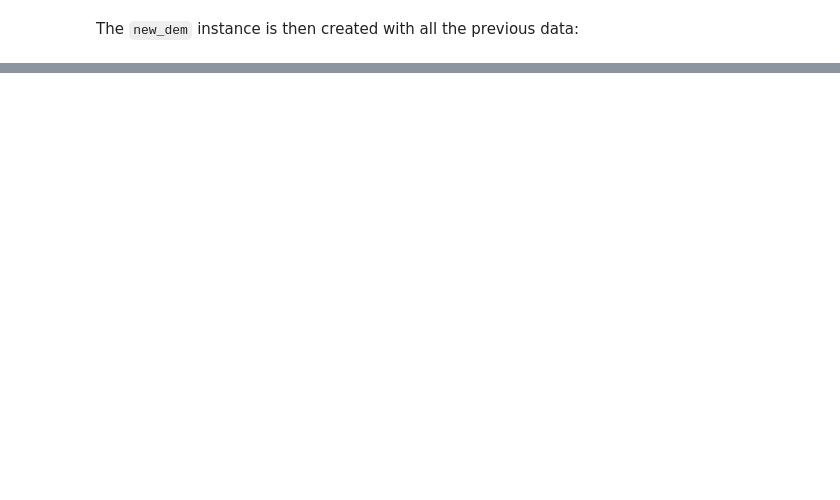
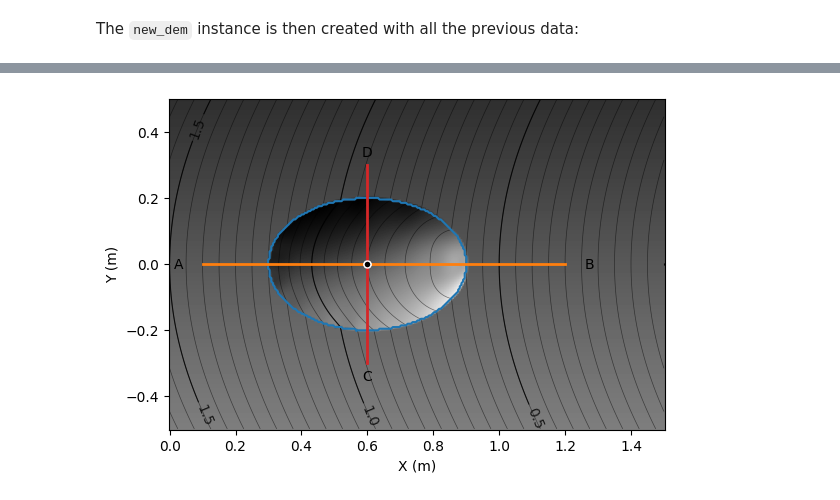
Before and after one commit to marcperuz/digdem, a Jupyter notebook: examples/synthetic_topography.ipynb, the cells around one changed output, grey strips where cells are left out. Cells and saved outputs as stored; diff of their text form; code cells hidden in the pictures; blank space fills up the shorter version.

```diff
--- a/examples/synthetic_topography.ipynb
+++ b/examples/synthetic_topography.ipynb
@@ -33,7 +33,7 @@ Create the mask where the topography will be modified. here we consider an ellip
 # %%
 # Mask where topography must be modified
 xc = 0.6
-yc = 0.5
+yc = 0.0
 xwidth = 0.30
 ywidth = 0.20
 tmp = 1 - (xmesh - xc) ** 2 / xwidth**2 - (ymesh - yc) ** 2 / ywidth**2
@@ -62,14 +43,14 @@ For instance we could have written instead:
 # %%
 # Longitudinal cross-section
-point1 = (0.1, 0.5)
-point2 = (0.9, 0.5)
+point1 = (0.1, 0.0)
+point2 = (1.2, 0.0)
 sec_long = digdem.section.Section(
     [point1, point2], "A-B", normalized=False, dinterp=0.05
 )
 
-#Transversal cross-section
-point1 = (0.6, 0.2)
-point2 = (0.6, 0.8)
+# Transversal cross-section
+point1 = (0.6, -0.3)
+point2 = (0.6, 0.3)
 sec_trans = digdem.section.Section(
     [point1, point2], "C-D", normalized=False, dinterp=0.05
 )
@@ -91,0 +72,4 @@ AssertionError: Uncoherent shapes
+# %%
+new_dem.set_intersections(["A-B"], ["C-D"], [0.8])
+
+new_dem.update_interpolation()
@@ -91,0 +78,14 @@ AssertionError: Uncoherent shapes
+# %%
+fig, axe = new_dem.plot(
+        figsize=None,
+        axe=None,
+        azdeg=315,
+        altdeg=45,
+        section_properties={"lw": 2},
+        text_properties={},
+        control_points_properties=None,
+        point_name_dist=None,
+)
+plt.show()
+# %% [output]
+[figure, added]
```
Also changed, not shown: parts of 15 cells of this notebook, 3 other files.
